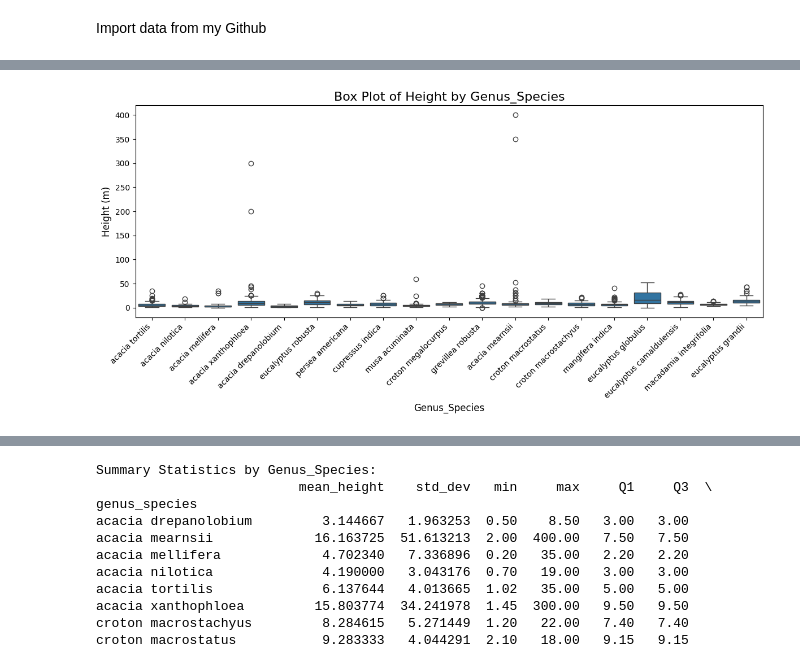
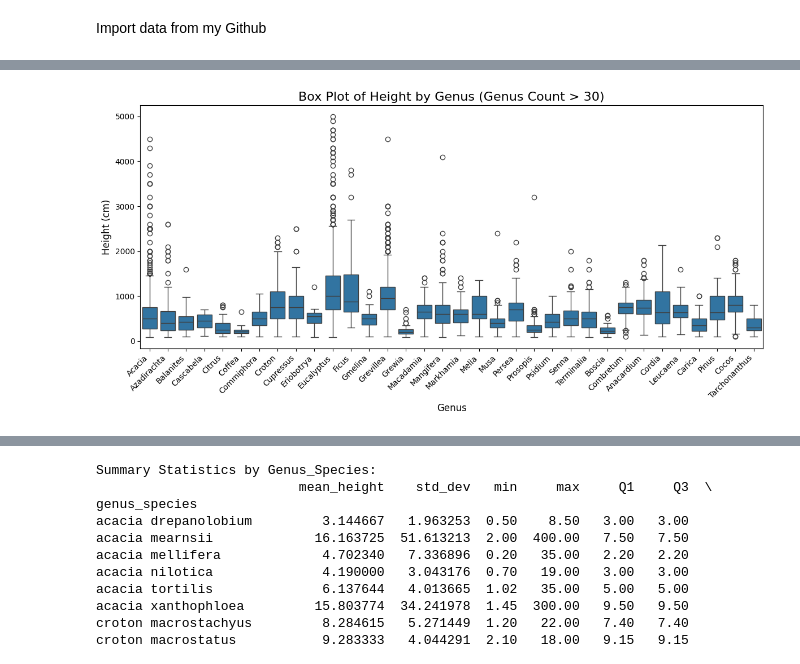
Before and after one commit to irungus/agf_kenya, a Jupyter notebook: code/agf_kenya_colab.ipynb, the cells around one changed output, grey strips where cells are left out. Saved outputs shown, nothing was run; the diff lists cells and outputs as text; code cells hidden in the pictures.

```diff
--- a/code/agf_kenya_colab.ipynb
+++ b/code/agf_kenya_colab.ipynb
@@ -133,0 +129,3 @@ agf_kenya = agf_kenya.drop_duplicates()
+# %%
+# Rename the columns
+agf_kenya.rename(columns=rename_columns, inplace=True)
@@ -146,7 +159,0 @@ agf_kenya.describe()
-# %%
-# Filter the DataFrame to include only rows where all specified columns have values >= 2
-agf_kenya = agf_kenya[
-    (agf_kenya['dbh'] >= 2) &
-    (agf_kenya['height'] >= 20) &
-    (agf_kenya['canopyd'] >= 2)
-]
@@ -165,8 +160,3 @@ agf_kenya.describe()
-# %%
-# Drop rows with incoherent genus names
-strings_to_drop = ["a", "B", "A", "Coff", "not", "Zae", "yy", "y", "not1", "ff", "gg", "Aa", "Henry1", "t", "Na", "T.", "Na1"]
-# Filter out rows containing any of the strings in the list
-agf_kenya = agf_kenya[~agf_kenya['genus'].isin(strings_to_drop)]
 # %%
 agf_kenya.info()
 # %% [output]
@@ -390,3 +200,3 @@ memory usage: 365.2+ KB
 # %%
 # Combine 'genus' and 'species' into a single column 'genus_species'
-agf_kenya_cleaned['genus_species'] = agf_kenya_cleaned['genus'] + ' ' + agf_kenya_cleaned['species']
+agf_kenya['genus_species'] = agf_kenya['Genus'] + ' ' + agf_kenya['Species']
@@ -397,21 +203,27 @@ agf_kenya_cleaned['height_m'] = agf_kenya_cleaned['height'] / 100
 # %%
-# Create a box plot for height_m by genus_species
-plt.figure(figsize=(12, 6))  # Set the figure size
+# Filter for Genus with count > 30
+genus_counts = agf_kenya['Genus'].value_counts()
+valid_genus = genus_counts[genus_counts > 30].index
+filtered_df = agf_kenya[agf_kenya['Genus'].isin(valid_genus)]
+
+
+# Create the box plot
+plt.figure(figsize=(12, 6))
 sns.boxplot(
-    x='genus_species',
-    y='height_m',
-    data=agf_kenya_cleaned,
-    showfliers=True  # Include outliers
+    x='Genus',
+    y='Height_cm',
+    data=filtered_df,
+    showfliers=True
 )
 
-# Customize the plot
-plt.title("Box Plot of Height by Genus_Species", fontsize=16)
-plt.xlabel("Genus_Species", fontsize=12)
-plt.ylabel("Height (m)", fontsize=12)
-plt.xticks(rotation=45, ha='right', fontsize=10)  # Rotate x-axis labels for readability
+# Customize plot appearance
+plt.title("Box Plot of Height by Genus (Genus Count > 30)", fontsize=16)
+plt.xlabel("Genus", fontsize=12)
+plt.ylabel("Height (cm)", fontsize=12)
+plt.xticks(rotation=45, ha='right', fontsize=10)
 plt.tight_layout()
 
-# Display the plot
+# Show plot
 plt.show()
 # %% [output]
-[figure, old version]
+[figure, new version]
```
Also changed, not shown: parts of 34 cells of this notebook.
